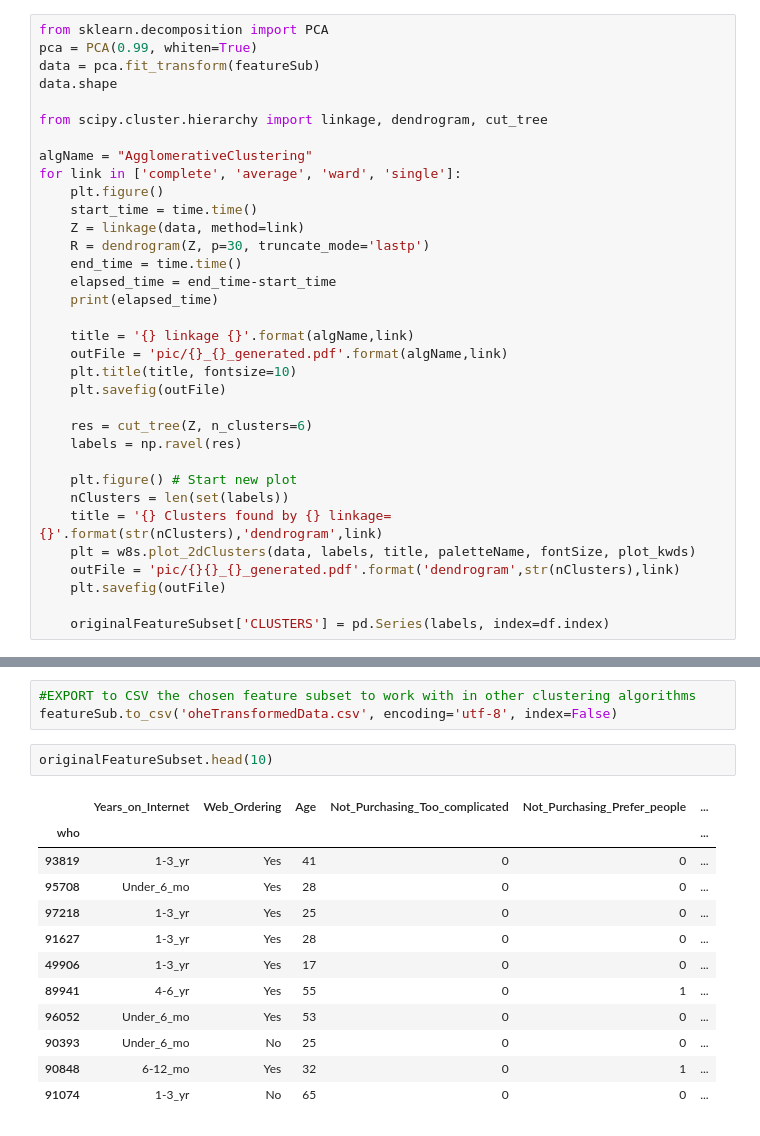
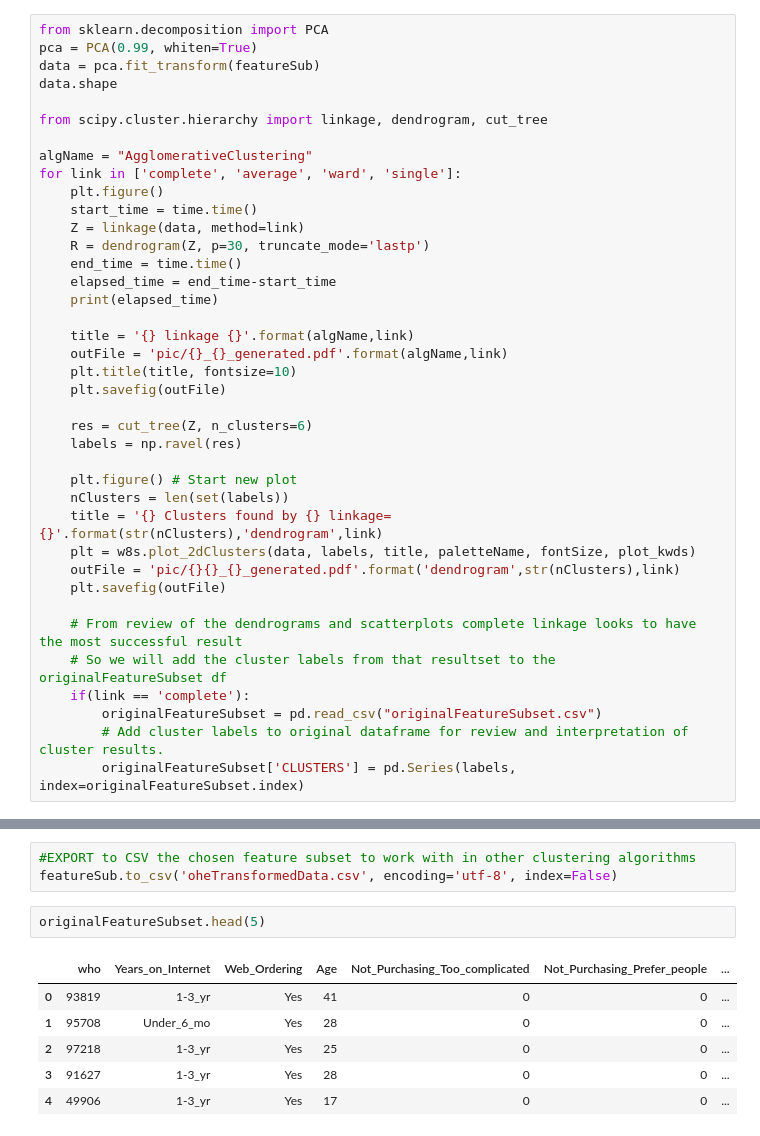
Before and after one commit to annadowling/DataMiningAssignment2, a Jupyter notebook: clustering-notebooks/Hierarchical-Clustering-Attempt-2.ipynb, the cells around one changed output, grey strips where cells are left out. Cells and saved outputs as stored; diff of their text form.

```diff
--- a/clustering-notebooks/Hierarchical-Clustering-Attempt-2.ipynb
+++ b/clustering-notebooks/Hierarchical-Clustering-Attempt-2.ipynb
@@ -75,5 +75,10 @@ for link in ['complete', 'average', 'ward', 'single']:
     outFile = 'pic/{}{}_{}_generated.pdf'.format('dendrogram',str(nClusters),link)
     plt.savefig(outFile)
 
-    originalFeatureSubset['CLUSTERS'] = pd.Series(labels, index=df.index)
+    # From review of the dendrograms and scatterplots complete linkage looks to have the most successful result
+    # So we will add the cluster labels from that resultset to the originalFeatureSubset df
+    if(link == 'complete'):
+        originalFeatureSubset = pd.read_csv("originalFeatureSubset.csv")
+        # Add cluster labels to original dataframe for review and interpretation of cluster results.
+        originalFeatureSubset['CLUSTERS'] = pd.Series(labels, index=originalFeatureSubset.index)
 # %% [output]
@@ -93,17 +98,11 @@ for link in ['complete', 'average', 'ward', 'single']:
 #EXPORT to CSV the chosen feature subset to work with in other clustering algorithms
 featureSub.to_csv('oheTransformedData.csv', encoding='utf-8', index=False)
 # %%
-originalFeatureSubset.head(10)
+originalFeatureSubset.head(5)
 # %% [output]
-|  | Years_on_Internet | Web_Ordering | Age | Not_Purchasing_Too_complicated | Not_Purchasing_Prefer_people | ... |
-| who |  |  |  |  |  | ... |
-| 93819 | 1-3_yr | Yes | 41 | 0 | 0 | ... |
-| 95708 | Under_6_mo | Yes | 28 | 0 | 0 | ... |
-| 97218 | 1-3_yr | Yes | 25 | 0 | 0 | ... |
-| 91627 | 1-3_yr | Yes | 28 | 0 | 0 | ... |
-| 49906 | 1-3_yr | Yes | 17 | 0 | 0 | ... |
-| 89941 | 4-6_yr | Yes | 55 | 0 | 1 | ... |
-| 96052 | Under_6_mo | Yes | 53 | 0 | 0 | ... |
-| 90393 | Under_6_mo | No | 25 | 0 | 0 | ... |
-| 90848 | 6-12_mo | Yes | 32 | 0 | 1 | ... |
-| 91074 | 1-3_yr | No | 65 | 0 | 0 | ... |
+|  | who | Years_on_Internet | Web_Ordering | Age | Not_Purchasing_Too_complicated | Not_Purchasing_Prefer_people | ... |
+| 0 | 93819 | 1-3_yr | Yes | 41 | 0 | 0 | ... |
+| 1 | 95708 | Under_6_mo | Yes | 28 | 0 | 0 | ... |
+| 2 | 97218 | 1-3_yr | Yes | 25 | 0 | 0 | ... |
+| 3 | 91627 | 1-3_yr | Yes | 28 | 0 | 0 | ... |
+| 4 | 49906 | 1-3_yr | Yes | 17 | 0 | 0 | ... |
```
Also changed, not shown: parts of 12 cells of this notebook, 9 other files.
